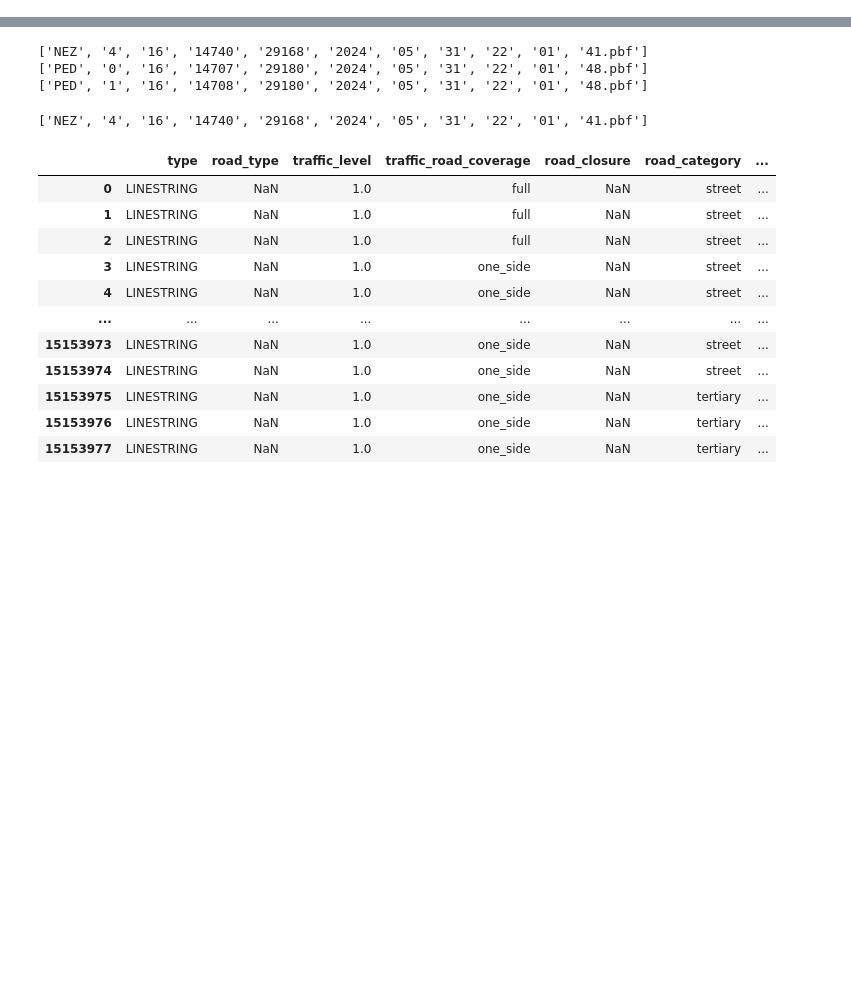
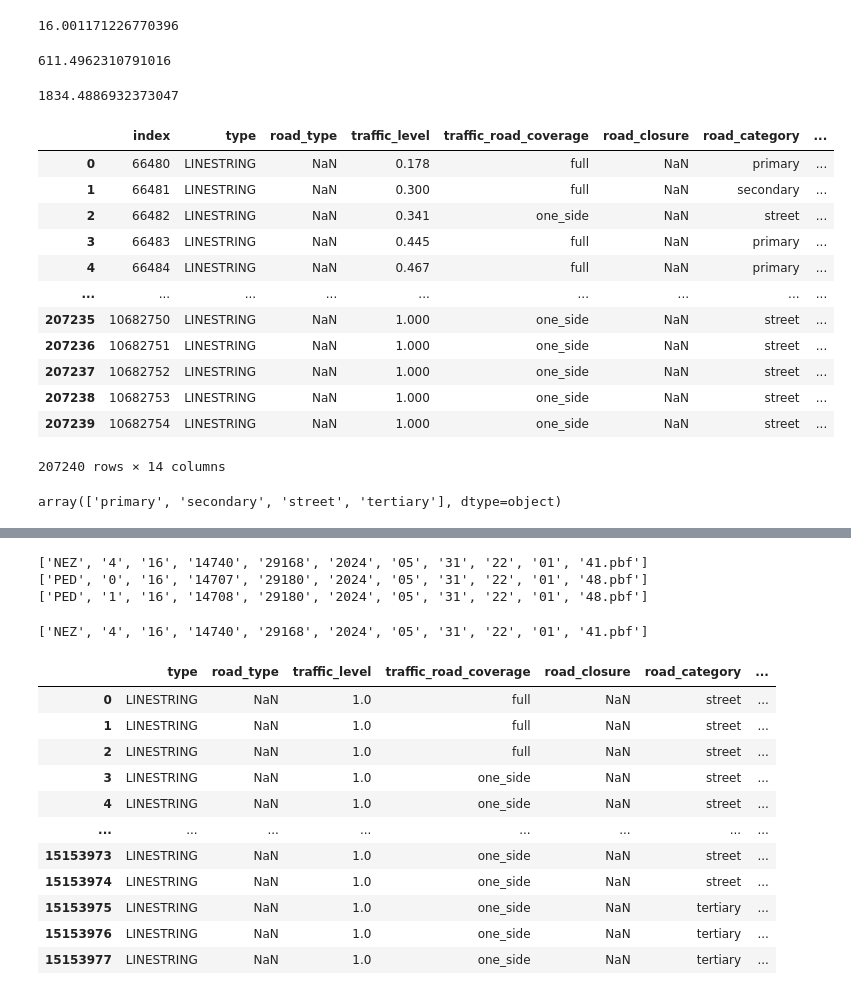
Before and after one commit to vlegaria/air_pollution, a Jupyter notebook: traffic_flow/vector/generador_geojson.ipynb, the cells around one changed output, grey strips where cells are left out. Drawn from its saved outputs; the diff is of its cells as text; code cells hidden in the pictures; blank space fills up the shorter version.

```diff
--- a/traffic_flow/vector/generador_geojson.ipynb
+++ b/traffic_flow/vector/generador_geojson.ipynb
@@ -1,3 +1,18 @@
+# %%
+import math
+y = math.log2(40075017/611)
+y
+# %% [output]
+16.001171226770396
+# %%
+m=40075017/(pow(2,16))
+m
+# %% [output]
+611.4962310791016
+# %%
+m*3
+# %% [output]
+1834.4886932373047
 # %%
 from google.protobuf.json_format import MessageToDict
 import pandas as pd
@@ -15,6 +30,29 @@ zoom_level = 16
 tile = tomtomtrafficflowTile_pb2.Tile()
 tiles_largo = 3
 tiles_ancho = 3
+# %%
+
+df = pd.read_csv("C:/Users/valer/Documents/CIC/doctorado/air_pollution_data/traffic_EMCAS/traffic_SAC.csv")
+df
+# %% [output]
+|  | index | type | road_type | traffic_level | traffic_road_coverage | road_closure | road_category | ... |
+| 0 | 66480 | LINESTRING | NaN | 0.178 | full | NaN | primary | ... |
+| 1 | 66481 | LINESTRING | NaN | 0.300 | full | NaN | secondary | ... |
+| 2 | 66482 | LINESTRING | NaN | 0.341 | one_side | NaN | street | ... |
+| 3 | 66483 | LINESTRING | NaN | 0.445 | full | NaN | primary | ... |
+| 4 | 66484 | LINESTRING | NaN | 0.467 | full | NaN | primary | ... |
+| ... | ... | ... | ... | ... | ... | ... | ... | ... |
+| 207235 | 10682750 | LINESTRING | NaN | 1.000 | one_side | NaN | street | ... |
+| 207236 | 10682751 | LINESTRING | NaN | 1.000 | one_side | NaN | street | ... |
+| 207237 | 10682752 | LINESTRING | NaN | 1.000 | one_side | NaN | street | ... |
+| 207238 | 10682753 | LINESTRING | NaN | 1.000 | one_side | NaN | street | ... |
+| 207239 | 10682754 | LINESTRING | NaN | 1.000 | one_side | NaN | street | ... |
+207240 rows × 14 columns
+# %%
+a =df["road_category"].unique()
+a
+# %% [output]
+array(['primary', 'secondary', 'street', 'tertiary'], dtype=object)
 # %%
 ruta_raiz = 'C:/Users/valer/Documents/CIC/doctorado/air_pollution/traffic_flow/vector/vectores/'
 dataframes = []
```
Also changed, not shown: 2 other files.
